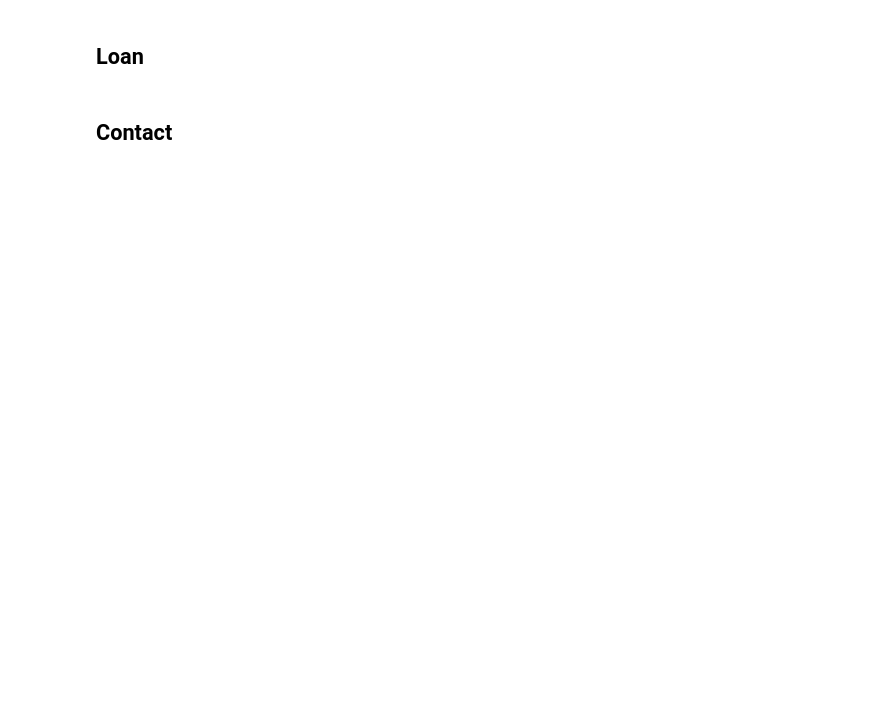
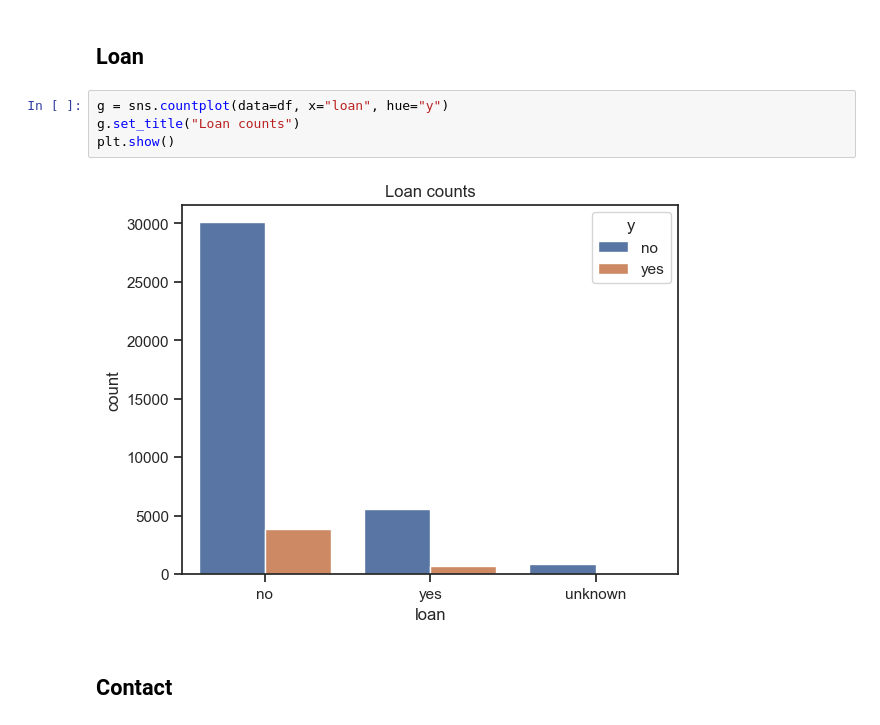
Before and after one commit to mikolajed/Data-Science-PW---Kaggle-Project, a Jupyter notebook: src/EDA.ipynb, the cells around one changed output. Saved outputs shown, nothing was run; the diff lists cells and outputs as text; blank space fills up the shorter version.

```diff
--- a/src/EDA.ipynb
+++ b/src/EDA.ipynb
@@ -418,4 +491,10 @@ plt.show()
 # %% [markdown]
 ## Loan
+# %%
+g = sns.countplot(data=df, x="loan", hue="y")
+g.set_title("Loan counts")
+plt.show()
+# %% [output]
+[figure, added]
 # %% [markdown]
 ## Contact
```
Also changed, not shown: parts of 39 cells of this notebook.
